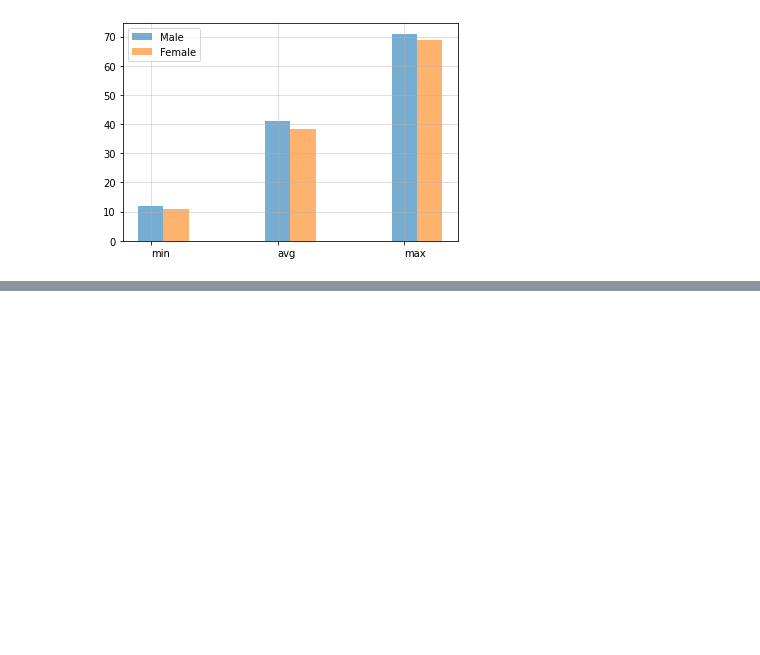
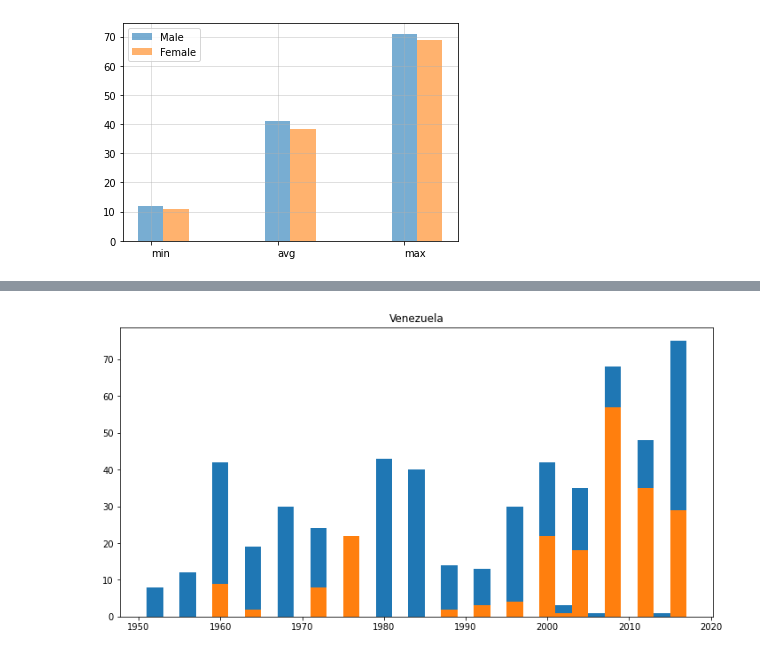
Before and after one commit to Hramos93/PandasSQL-StastSports, a Jupyter notebook: StastSport.ipynb, the cells around one changed output, grey strips where cells are left out. Saved outputs shown, nothing was run; the diff lists cells and outputs as text; code cells hidden in the pictures; blank space fills up the shorter version.

```diff
--- a/StastSport.ipynb
+++ b/StastSport.ipynb
@@ -118,0 +217,3 @@ summary
+# %%
+M = teambyyear('Male')
+F = teambyyear('Female')
@@ -118,0 +232,43 @@ summary
+# %%
+def teambycountry(country):
+    qry=sql('''
+    SELECT
+    Team,
+    Year,
+    Male,
+    COALESCE(Female,0) as Female
+    FROM (
+    -- SELECT COLUMNS
+    SELECT
+    M.Team,
+    M.Year,
+    M.countMale as Male,
+    F.countFemale as Female
+    FROM
+    -- JOIN M with F
+    (SELECT
+    *
+    FROM M
+    WHERE Team = "{0}") as M
+    LEFT  JOIN (
+    -- DATASET FEMALE
+    SELECT
+    *
+    FROM F
+    WHERE Team ="{0}") as F
+    ON M.Year = F.Year)
+    '''.format(country))
+    return qry
+# %%
+def barplot(df):
+    country = teambycountry(df)
+    plt.figure(figsize=(12,6))
+    width = 2
+    plt.bar(country.Year, country['Male'], width=width)
+    plt.bar(country.Year, country['Female'],width=width)
+    plt.title('{}'.format(df))
+    plt.show
+# %%
+barplot('Venezuela')
+# %% [output]
+[figure, added]
```
Also changed, not shown: parts of 19 cells of this notebook.
